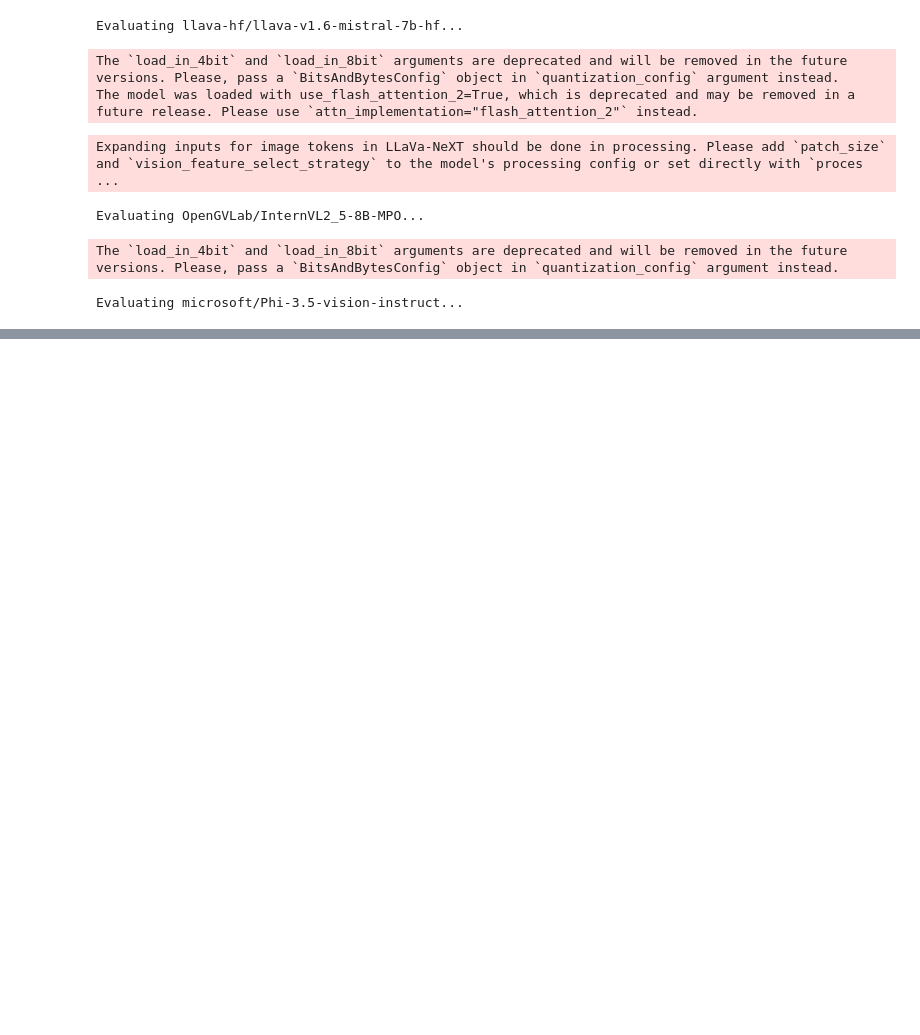
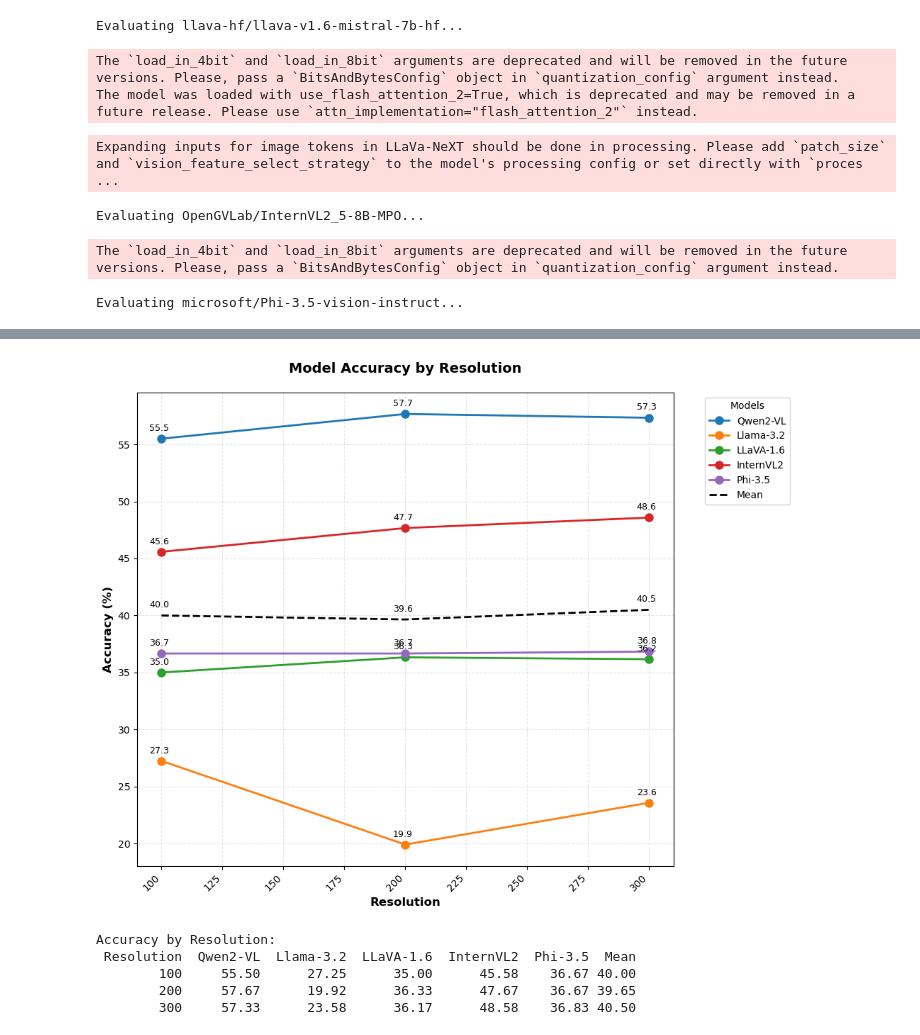
Before and after one commit to devansh-lodha/vlms-are-blind-analysis, a Jupyter notebook: evaluation.ipynb, the cells around one changed output, grey strips where cells are left out. Saved outputs shown, nothing was run; the diff lists cells and outputs as text; code cells hidden in the pictures; blank space fills up the shorter version.

```diff
--- a/evaluation.ipynb
+++ b/evaluation.ipynb
@@ -455,0 +529,75 @@ data = pd.read_csv("data.csv")
+# %%
+models_map = {
+    "Qwen/Qwen2-VL-7B-Instruct": "Qwen2-VL",
+    "meta-llama/Llama-3.2-11B-Vision-Instruct": "Llama-3.2",
+    "llava-hf/llava-v1.6-mistral-7b-hf": "LLaVA-1.6",
+    "OpenGVLab/InternVL2_5-8B-MPO": "InternVL2",
+    "microsoft/Phi-3.5-vision-instruct": "Phi-3.5"
+}
+
+# Calculate accuracy by resolution for each model
+accuracy_by_resolution_dict = {'Resolution': sorted(data['resolution'].unique())}
+
+# Calculate accuracies for each model and resolution
+for model_name in model_names:
+    # Group by resolution and calculate mean accuracy
+    accuracy_by_resolution = data.groupby('resolution')[f'{model_name}_accuracy'].mean() * 100
+    # Add to dictionary using shortened model names
+    accuracy_by_resolution_dict[models_map[model_name]] = accuracy_by_resolution.tolist()
+
+# Create DataFrame
+accuracy_by_resolution_df = pd.DataFrame(accuracy_by_resolution_dict)
+
+# Calculate mean accuracy for each resolution
+mean_accuracies = accuracy_by_resolution_df[[col for col in accuracy_by_resolution_df.columns if col != 'Resolution']].mean(axis=1)
+accuracy_by_resolution_df['Mean'] = mean_accuracies
+
+# Plotting
+fig, ax = plt.subplots(figsize=(10, 8))
+
+# Get unique resolutions and models
+resolutions = accuracy_by_resolution_df['Resolution']
+models = [col for col in accuracy_by_resolution_df.columns if col not in ['Resolution', 'Mean']]
+
+# Create line plot
+for model in models:
+    ax.plot(resolutions, accuracy_by_resolution_df[model], marker='o', label=model, linewidth=2, markersize=8)
+
+# Add mean accuracy line
+ax.plot(resolutions, accuracy_by_resolution_df['Mean'], 'k--', label='Mean', linewidth=2)
+
+# Customize the plot
+ax.set_xlabel('Resolution', fontsize=12, fontweight='bold')
+ax.set_ylabel('Accuracy (%)', fontsize=12, fontweight='bold')
+ax.set_title('Model Accuracy by Resolution', fontsize=14, fontweight='bold', pad=20)
+ax.grid(True, linestyle='--', alpha=0.3)
+ax.legend(title='Models', title_fontsize=10, bbox_to_anchor=(1.05, 1), loc='upper left')
+
+# Add value labels with adjusted x position
+# Get the left boundary of the plot
+x_left, _ = ax.get_xlim()
+# Calculate an offset for the labels to prevent overlap
+offset = (x_left - resolutions.min()) * 0.1
+for model in models + ['Mean']:
+    for i, value in enumerate(accuracy_by_resolution_df[model]):
+        ax.text(resolutions.iloc[i] + offset, value + 0.5, f'{value:.1f}', ha='center', va='bottom', fontsize=9)
+
+# Rotate x-axis labels if needed
+plt.xticks(rotation=45, ha='right')
+
+# Adjust layout
+plt.tight_layout()
+
+# Show plot
+plt.show()
+
+# Print accuracy table
+print("\nAccuracy by Resolution:")
+print(accuracy_by_resolution_df.round(2).to_string(index=False))
+# %% [output]
+[figure, added]
+Accuracy by Resolution:
+ Resolution  Qwen2-VL  Llama-3.2  LLaVA-1.6  InternVL2  Phi-3.5  Mean
+        100     55.50      27.25      35.00      45.58    36.67 40.00
+        200     57.67      19.92      36.33      47.67    36.67 39.65
+        300     57.33      23.58      36.17      48.58    36.83 40.50
```
Also changed, not shown: parts of 5 cells of this notebook, 5 other files.
